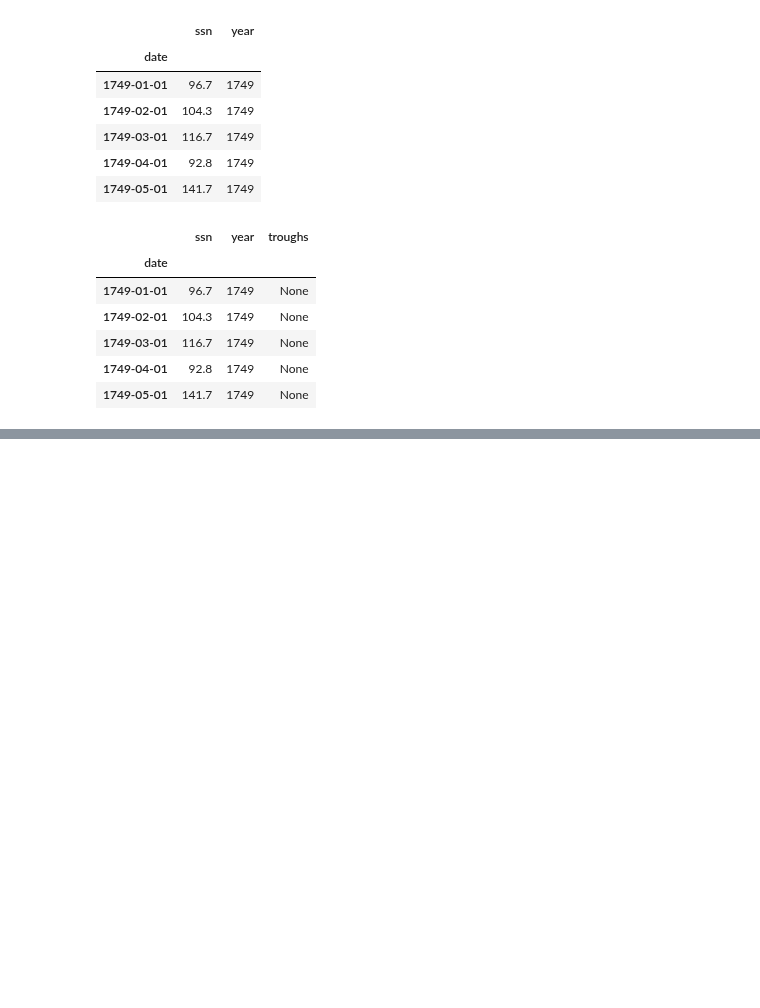
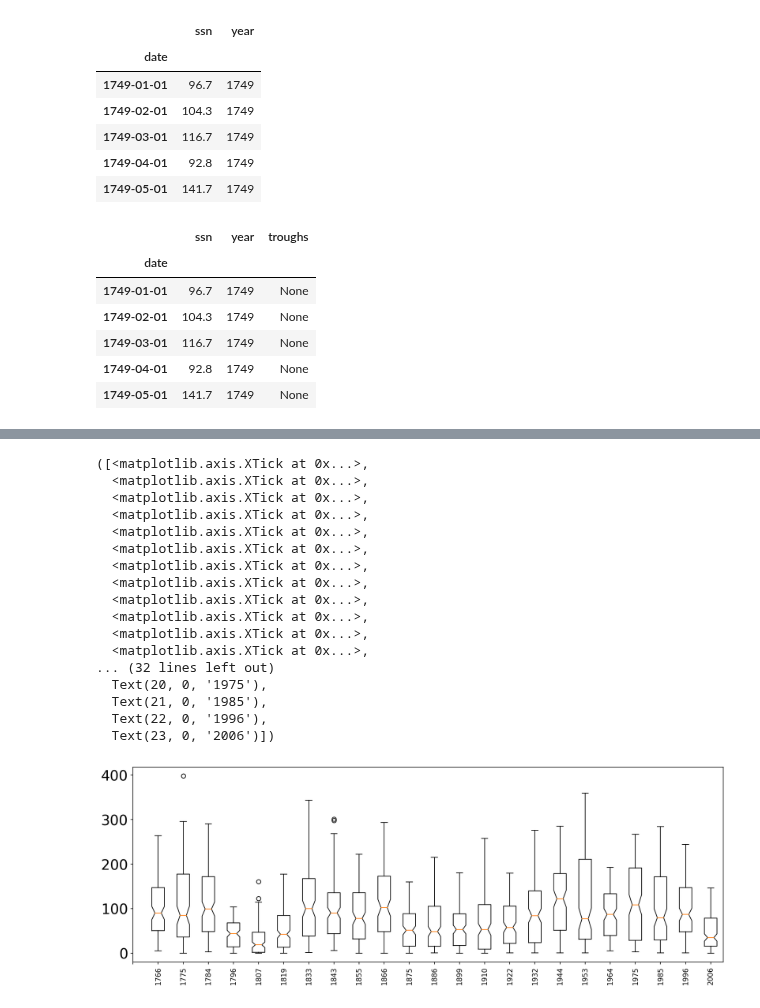
Before and after one commit to levetation/spaceweather, a Jupyter notebook: anova.ipynb, the cells around one changed output, grey strips where cells are left out. Saved outputs shown, nothing was run; the diff lists cells and outputs as text; code cells hidden in the pictures; blank space fills up the shorter version.

Commit message:
boxplots

```diff
--- a/anova.ipynb
+++ b/anova.ipynb
@@ -76,0 +77,33 @@ plt.xlim(dt['ssn'].index.min(), dt['ssn'].index.max())
+# %%
+x_width, y_width = 15, 5
+fig, ax = plt.subplots(1, 1, figsize=(x_width, y_width), dpi=150)
+
+data = []
+for key in periods.keys():
+    data.append(list(periods[key]['ssn']))
+
+
+plt.boxplot(data, 1)
+years = [periods[key]['year'][0] for key in periods.keys()]
+years.insert(0, '')
+ticks = [i for i in range(len(years))]
+plt.xticks(ticks, years, rotation='vertical', fontsize=10)
+# %% [output]
+([<matplotlib.axis.XTick at 0x...>,
+  <matplotlib.axis.XTick at 0x...>,
+  <matplotlib.axis.XTick at 0x...>,
+  <matplotlib.axis.XTick at 0x...>,
+  <matplotlib.axis.XTick at 0x...>,
+  <matplotlib.axis.XTick at 0x...>,
+  <matplotlib.axis.XTick at 0x...>,
+  <matplotlib.axis.XTick at 0x...>,
+  <matplotlib.axis.XTick at 0x...>,
+  <matplotlib.axis.XTick at 0x...>,
+  <matplotlib.axis.XTick at 0x...>,
+  <matplotlib.axis.XTick at 0x...>,
+... (32 lines left out)
+  Text(20, 0, '1975'),
+  Text(21, 0, '1985'),
+  Text(22, 0, '1996'),
+  Text(23, 0, '2006')])
+[figure, added]
```
Also changed, not shown: parts of 1 cell of this notebook.
